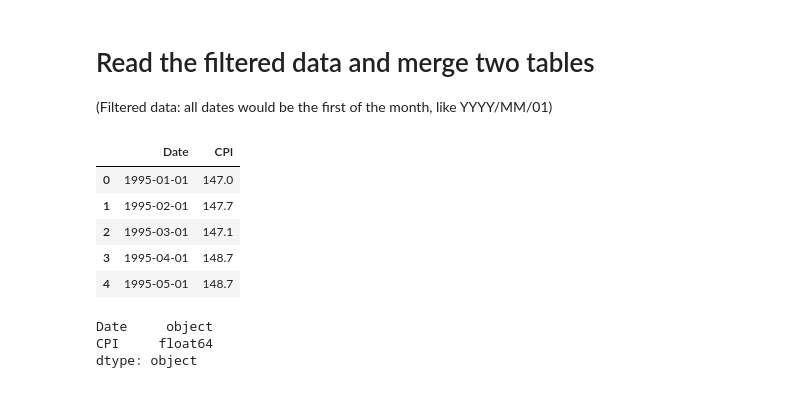
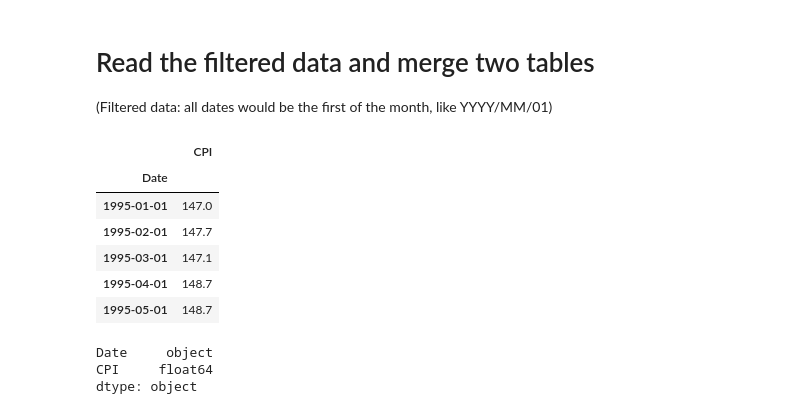
Before and after one commit to Jblueart/winning_project, a Jupyter notebook: data_exploring_and_models.ipynb, the cells around one changed output. Drawn from its saved outputs; the diff is of its cells as text; code cells hidden in the pictures.

```diff
--- a/data_exploring_and_models.ipynb
+++ b/data_exploring_and_models.ipynb
@@ -8,15 +8,16 @@ import matplotlib.dates as mdates
 (Filtered data: all dates would be the first of the month, like YYYY/MM/01)
 # %%
 # Read food_cpi_filtered file
-cpi_df= pd.read_csv("food_cpi_filtered_match.csv")
+cpi_df= pd.read_csv("food_cpi_filtered_match.csv",index_col="Date",parse_dates=True)
 cpi_df.head()
 # %% [output]
-|  | Date | CPI |
-| 0 | 1995-01-01 | 147.0 |
-| 1 | 1995-02-01 | 147.7 |
-| 2 | 1995-03-01 | 147.1 |
-| 3 | 1995-04-01 | 148.7 |
-| 4 | 1995-05-01 | 148.7 |
+|  | CPI |
+| Date |  |
+| 1995-01-01 | 147.0 |
+| 1995-02-01 | 147.7 |
+| 1995-03-01 | 147.1 |
+| 1995-04-01 | 148.7 |
+| 1995-05-01 | 148.7 |
 # %%
 cpi_df.dtypes
 # %% [output]
```
Also changed, not shown: parts of 52 cells of this notebook.
